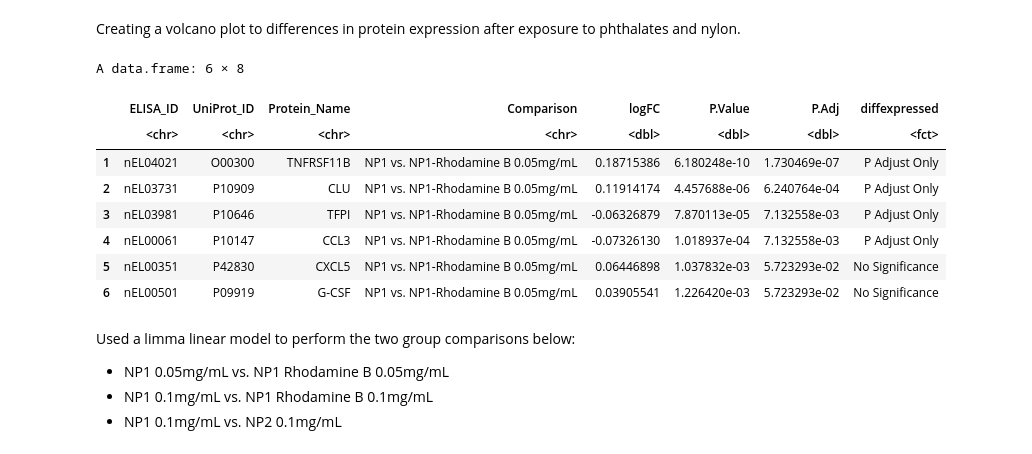
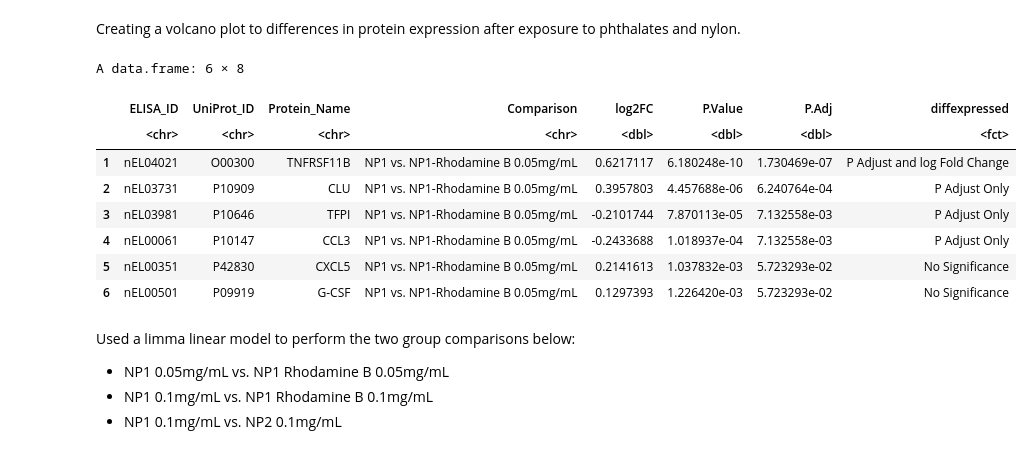
Before and after one commit to Ragerlab/2026_Ghosh_An-In-Vitro-Model-for-Human-Airway-Epithelial-Cells-Preloading-with-Polyethylene-Terephth, a Jupyter notebook: 2. Volcano Plots/Volcano Plots.ipynb, the cells around one changed output. Saved outputs shown, nothing was run; the diff lists cells and outputs as text; code cells hidden in the pictures.

```diff
--- a/2. Volcano Plots/Volcano Plots.ipynb
+++ b/2. Volcano Plots/Volcano Plots.ipynb
@@ -50,38 +50,38 @@ Creating a volcano plot to differences in protein expression after exposure to p
 # %%
 get_significance = function(df){
     # adding a col to denote whether a protein had a significant p value, log FC, or both
 
     # add a column of NAs
     df$diffexpressed <- "No Significance"
 
     # if p adj is significant only
     df$diffexpressed[df$P.Adj < 0.05] <- "P Adjust Only"
 
     # if logFoldChange > log(1.5) and p adj < 0.01, set as "significant"
-    df$diffexpressed[abs(df$logFC) > log2(1.5) & df$P.Adj < 0.05] <- "P Adjust and log Fold Change"
+    df$diffexpressed[abs(df$log2FC) > log2(1.5) & df$P.Adj < 0.05] <- "P Adjust and log Fold Change"
 
     # making into a factor
     df$diffexpressed = factor(df$diffexpressed, levels = c("No Significance", "P Adjust Only",
                                                                            "P Adjust and log Fold Change"))
 
     return(df)
 }
 
 # calling fn
 two_sig_protein_df = get_significance(two_group_df)
 three_sig_protein_df = get_significance(three_group_df)
 
 head(two_sig_protein_df)
 # %% [output]
 A data.frame: 6 × 8
-|  | ELISA_ID | UniProt_ID | Protein_Name | Comparison | logFC | P.Value | P.Adj | diffexpressed |
+|  | ELISA_ID | UniProt_ID | Protein_Name | Comparison | log2FC | P.Value | P.Adj | diffexpressed |
 |  | <chr> | <chr> | <chr> | <chr> | <dbl> | <dbl> | <dbl> | <fct> |
-| 1 | nEL04021 | O00300 | TNFRSF11B | NP1 vs. NP1-Rhodamine B 0.05mg/mL | 0.18715386 | 6.180248e-10 | 1.730469e-07 | P Adjust Only |
-| 2 | nEL03731 | P10909 | CLU | NP1 vs. NP1-Rhodamine B 0.05mg/mL | 0.11914174 | 4.457688e-06 | 6.240764e-04 | P Adjust Only |
-| 3 | nEL03981 | P10646 | TFPI | NP1 vs. NP1-Rhodamine B 0.05mg/mL | -0.06326879 | 7.870113e-05 | 7.132558e-03 | P Adjust Only |
-| 4 | nEL00061 | P10147 | CCL3 | NP1 vs. NP1-Rhodamine B 0.05mg/mL | -0.07326130 | 1.018937e-04 | 7.132558e-03 | P Adjust Only |
-| 5 | nEL00351 | P42830 | CXCL5 | NP1 vs. NP1-Rhodamine B 0.05mg/mL | 0.06446898 | 1.037832e-03 | 5.723293e-02 | No Significance |
-| 6 | nEL00501 | P09919 | G-CSF | NP1 vs. NP1-Rhodamine B 0.05mg/mL | 0.03905541 | 1.226420e-03 | 5.723293e-02 | No Significance |
+| 1 | nEL04021 | O00300 | TNFRSF11B | NP1 vs. NP1-Rhodamine B 0.05mg/mL | 0.6217117 | 6.180248e-10 | 1.730469e-07 | P Adjust and log Fold Change |
+| 2 | nEL03731 | P10909 | CLU | NP1 vs. NP1-Rhodamine B 0.05mg/mL | 0.3957803 | 4.457688e-06 | 6.240764e-04 | P Adjust Only |
+| 3 | nEL03981 | P10646 | TFPI | NP1 vs. NP1-Rhodamine B 0.05mg/mL | -0.2101744 | 7.870113e-05 | 7.132558e-03 | P Adjust Only |
+| 4 | nEL00061 | P10147 | CCL3 | NP1 vs. NP1-Rhodamine B 0.05mg/mL | -0.2433688 | 1.018937e-04 | 7.132558e-03 | P Adjust Only |
+| 5 | nEL00351 | P42830 | CXCL5 | NP1 vs. NP1-Rhodamine B 0.05mg/mL | 0.2141613 | 1.037832e-03 | 5.723293e-02 | No Significance |
+| 6 | nEL00501 | P09919 | G-CSF | NP1 vs. NP1-Rhodamine B 0.05mg/mL | 0.1297393 | 1.226420e-03 | 5.723293e-02 | No Significance |
 # %%
 # cleaning names
 np1_df = three_sig_protein_df %>%
```
Also changed, not shown: parts of 4 cells of this notebook.
